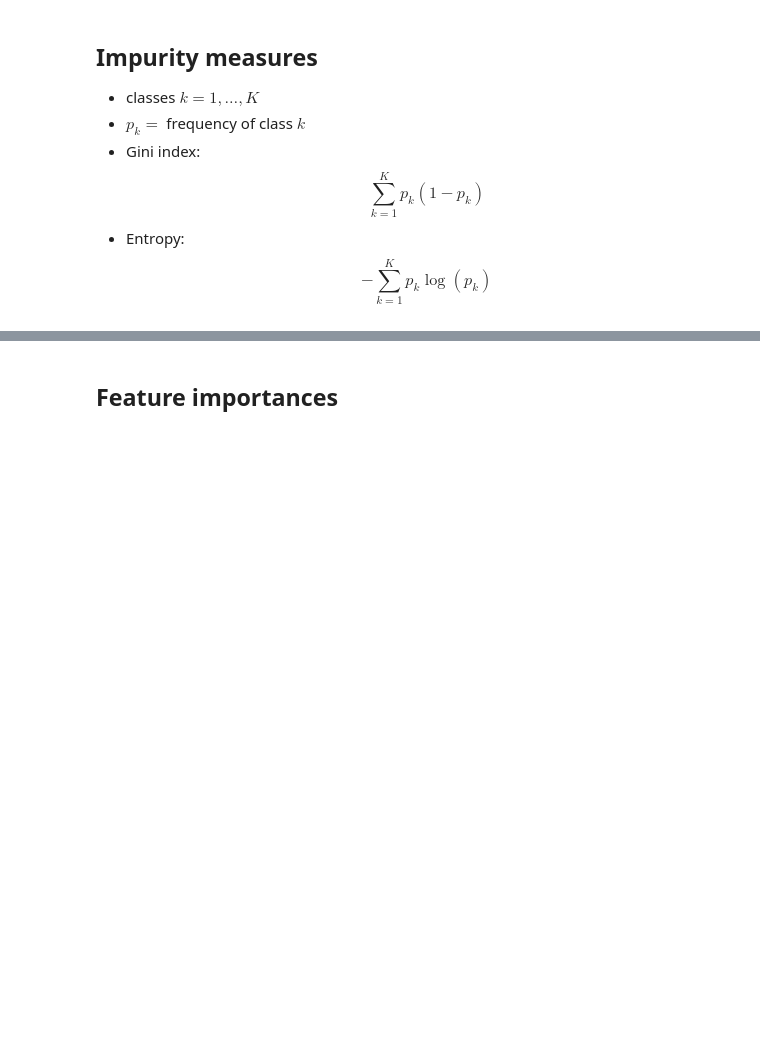
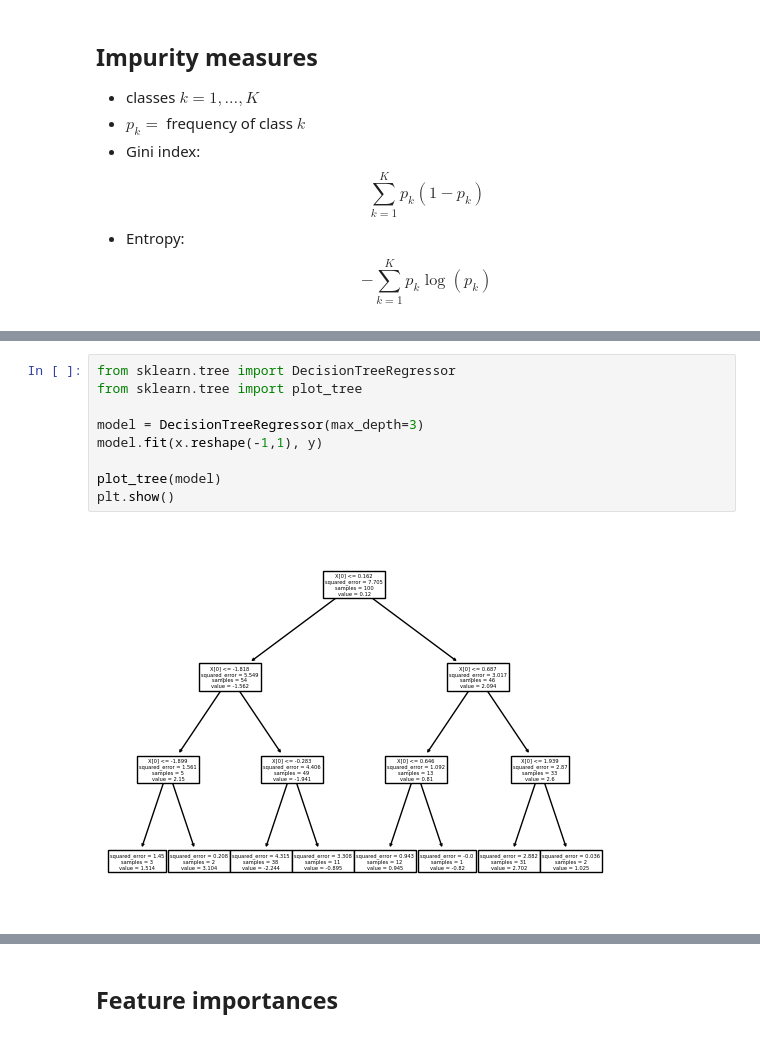
Before and after one commit to kerryback/BUSI-520-notebooks, a Jupyter notebook: 13-ML2.ipynb, the cells around one changed output, grey strips where cells are left out. Drawn from its saved outputs; the diff is of its cells as text; blank space fills up the shorter version.

```diff
--- a/13-ML2.ipynb
+++ b/13-ML2.ipynb
@@ -210,0 +228,11 @@ $$ - \sum_{k=1}^K p_k\log(p_k)$$
+# %%
+from sklearn.tree import DecisionTreeRegressor
+from sklearn.tree import plot_tree
+
+model = DecisionTreeRegressor(max_depth=3)
+model.fit(x.reshape(-1,1), y)
+
+plot_tree(model)
+plt.show()
+# %% [output]
+[figure, added]
```
Also changed, not shown: parts of 13 cells of this notebook.
